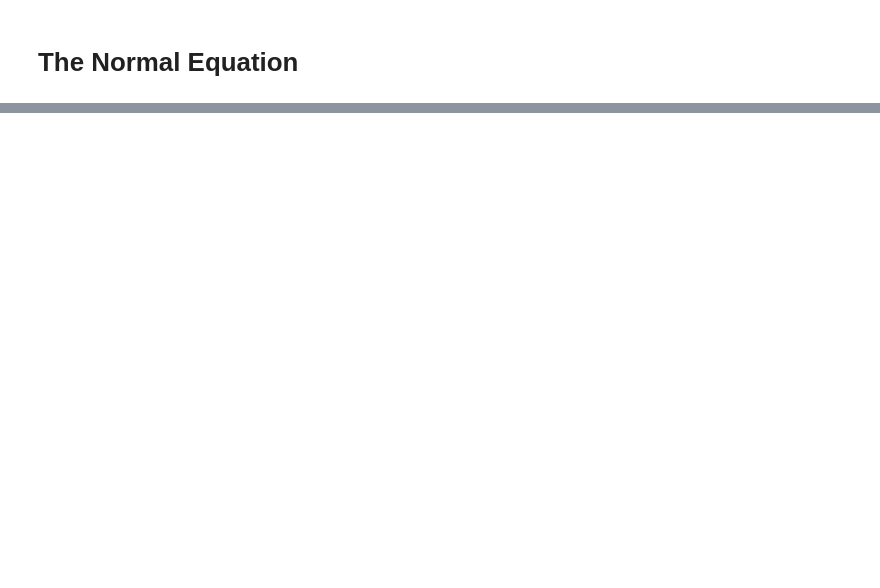
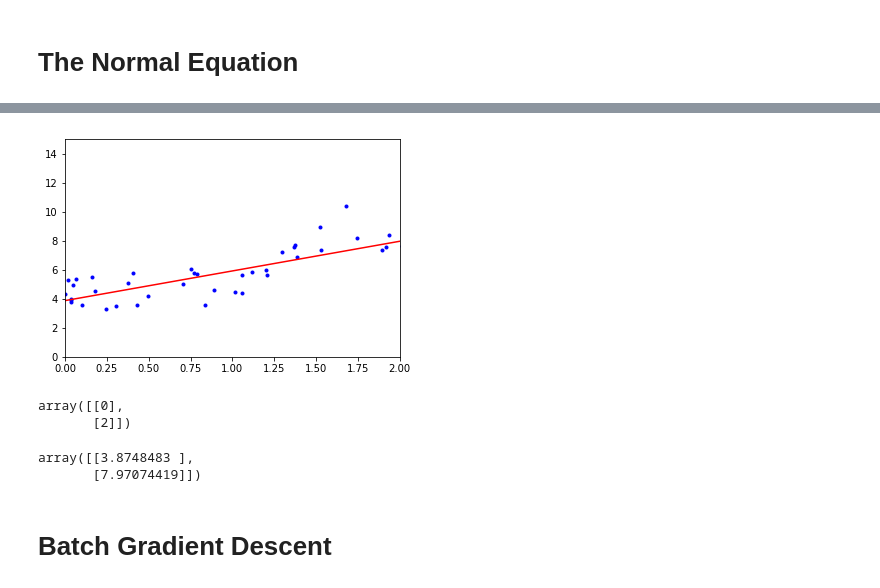
Before and after one commit to scarleatt/Hands-On-Machine-Learning, a Jupyter notebook: Hands-On-TensorFlow/04_training_linear_models.ipynb, the cells around one changed output, grey strips where cells are left out. Cells and saved outputs as stored; diff of their text form; code cells hidden in the pictures; blank space fills up the shorter version.

```diff
--- a/Hands-On-TensorFlow/04_training_linear_models.ipynb
+++ b/Hands-On-TensorFlow/04_training_linear_models.ipynb
@@ -14,0 +59,19 @@ plt.show()
+# %%
+plt.plot(X, y, "b.")
+plt.plot(X_new, s_y_predict, "r-")
+plt.axis([0, 2, 0, 15])
+plt.show()
+# %% [output]
+[figure, added]
+# %%
+X_new
+# %% [output]
+array([[0],
+       [2]])
+# %%
+s_y_predict
+# %% [output]
+array([[3.8748483 ],
+       [7.97074419]])
+# %% [markdown]
+# Batch Gradient Descent
```
Also changed, not shown: parts of 26 cells of this notebook.
